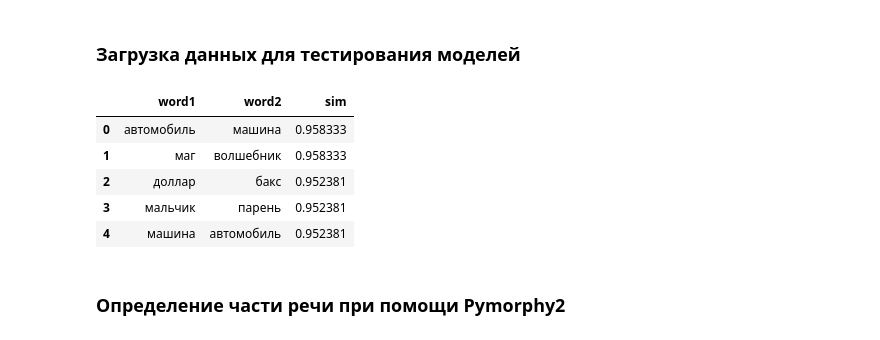
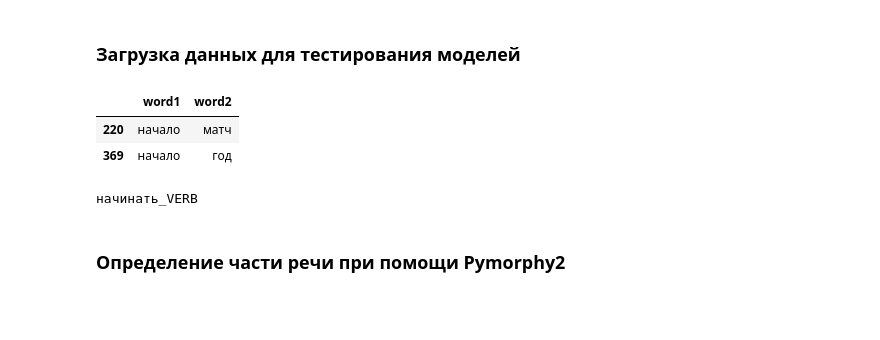
Before and after one commit to Ralina-s/Semantic_connection_words, a Jupyter notebook: Semantic_connection_words.ipynb, the cells around one changed output. Cells and saved outputs as stored; diff of their text form; code cells hidden in the pictures; blank space fills up the shorter version.

Commit message:
Added parsing some words

```diff
--- a/Semantic_connection_words.ipynb
+++ b/Semantic_connection_words.ipynb
@@ -18,15 +18,16 @@ import os
 ### Загрузка данных для тестирования моделей
 # %%
 data = pd.read_csv('./data/hj.csv')
-# %%
-data.head()
-# %% [output]
-|  | word1 | word2 | sim |
-| 0 | автомобиль | машина | 0.958333 |
-| 1 | маг | волшебник | 0.958333 |
-| 2 | доллар | бакс | 0.952381 |
-| 3 | мальчик | парень | 0.952381 |
-| 4 | машина | автомобиль | 0.952381 |
+# %%
+data[data['word1']=='начало']
+# %% [output]
+|  | word1 | word2 |
+| 220 | начало | матч |
+| 369 | начало | год |
+# %%
+print normal_analizer.norm('начать')
+# %% [output]
+начинать_VERB
 # %%
 y = data['sim'].values
 data = data.drop(['sim'], axis=1)
```
Also changed, not shown: parts of 18 cells of this notebook.
